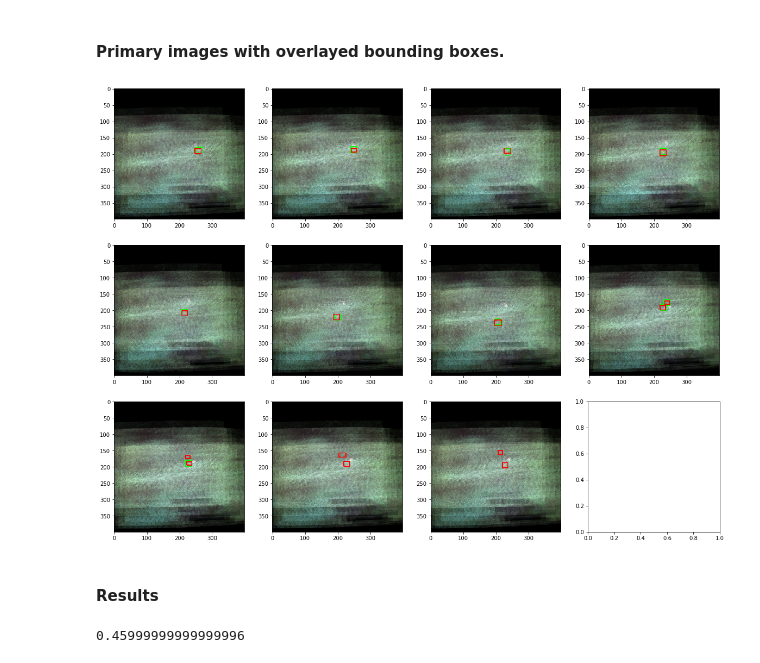
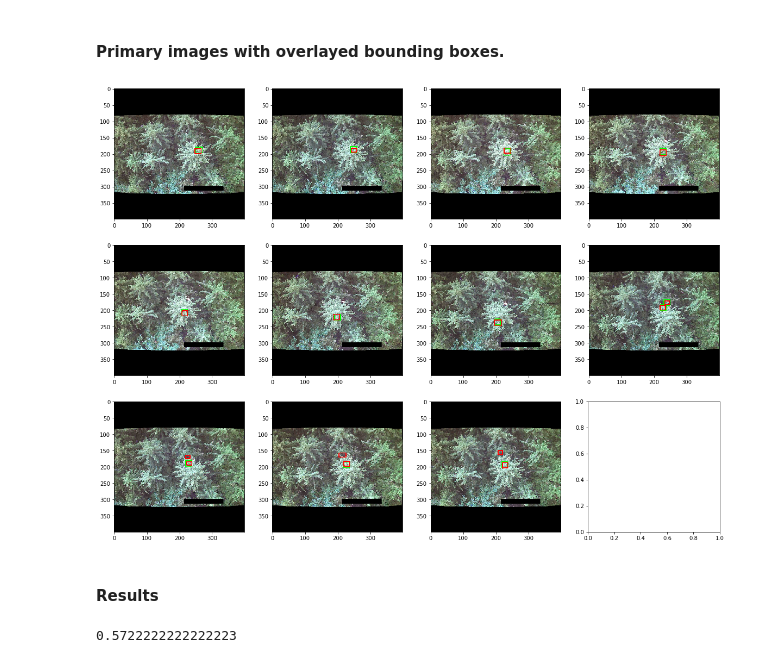
Before and after one commit to cwittwer/CV_Lab_Group_Project, a Jupyter notebook: 3_project/SubmissionFile.ipynb, the cells around one changed output. Saved outputs shown, nothing was run; the diff lists cells and outputs as text; code cells hidden in the pictures.

```diff
--- a/3_project/SubmissionFile.ipynb
+++ b/3_project/SubmissionFile.ipynb
@@ -511,7 +511,7 @@ def add_bounding_boxes(
 # %% [markdown]
 #### Create new BB from anomaly mask
 # %%
-def is_close(cnt1,cnt2, max_dist=30):
+def is_close(cnt1,cnt2, max_dist=20):
     row1,row2 = cnt1.shape[0],cnt2.shape[0]
     for i in range(row1):
         for j in range(row2):
@@ -746,27 +746,27 @@ else:
 # %%
 results = copy.deepcopy(main_labels)
 img_res = []
 
 for folder, boxes in main_labels.items():
     """
     Select which images to overlay bounding boxes onto below
     by swapping commented lines
     """
-    temp_img = integrated_images[folder]['3'].copy()
-    #temp_img = orig_images[folder]['3']['3-B01'].copy()
+    #temp_img = integrated_images[folder]['3'].copy()
+    temp_img = orig_images[folder]['3']['3-B01'].copy()
 
     temp_img = add_bounding_boxes(temp_img, boxes, rgb_color=(0,255,0))
     temp_img = add_bounding_boxes(temp_img, labels[folder], rgb_color=(255,0,0))
     results[folder] = temp_img
     img_res.append(temp_img)
 
 display_images(np.array(img_res), figsize=(3,4), resize_dim=(400,400))
 # %% [output]
-[figure, old version]
+[figure, new version]
 # %% [markdown]
 #### Results
 # %%
 result = ut.compute_AP(main_labels,labels)
 print(result)
 # %% [output]
-0.45999999999999996
+0.5722222222222223
```
Also changed, not shown: parts of 1 cell of this notebook.
